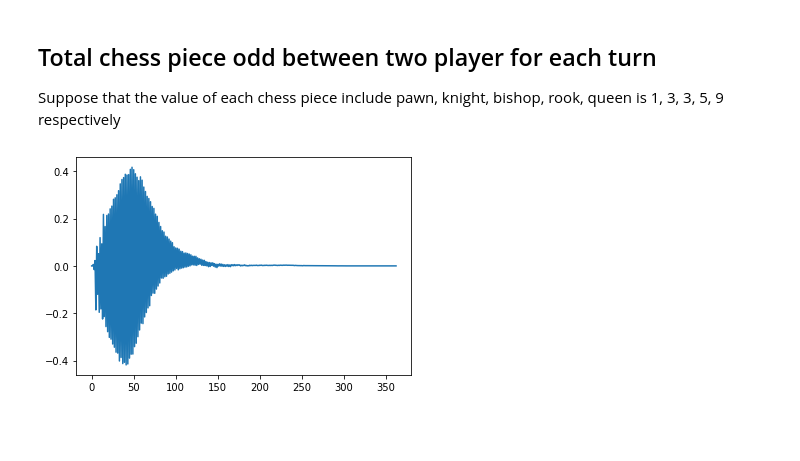
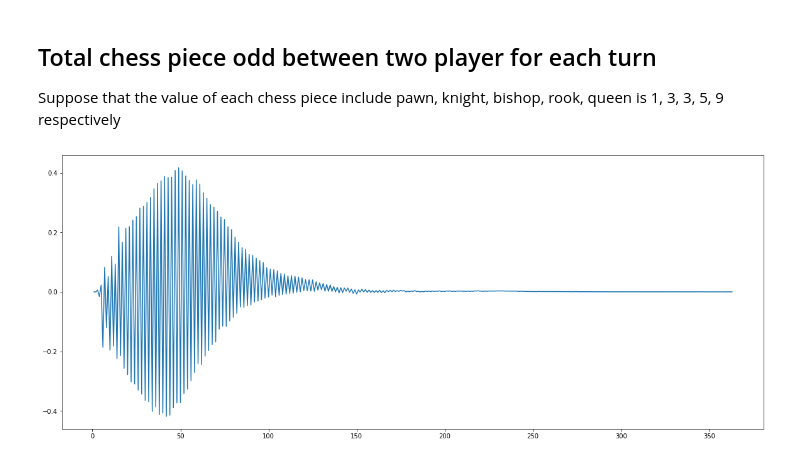
Before and after one commit to trinhhungfischer/chess-ai, a Jupyter notebook: analysis/piece_analysis.ipynb, the cells around one changed output. Saved outputs shown, nothing was run; the diff lists cells and outputs as text; code cells hidden in the pictures; blank space fills up the shorter version.

```diff
--- a/analysis/piece_analysis.ipynb
+++ b/analysis/piece_analysis.ipynb
@@ -110,10 +140,11 @@ Suppose that the value of each chess piece include pawn, knight, bishop, rook, q
 piece_data['Odd'] = piece_data['P'] + piece_data['N'] * 3 + piece_data['B'] * 3 + piece_data['R'] * 5 \
               + piece_data['Q'] * 9 - piece_data['p'] - piece_data['n'] * 3 - piece_data['b'] * 3 \
                 - piece_data['r'] * 5 - piece_data['q'] * 9
-# %%
-piece_data['Odd'].plot.line()
-plt.show()
-# %% [output]
-[figure, removed]
+# %%
+fig, ax = plt.subplots(figsize=(20, 8))
+ax.plot('Turn', 'Odd', data=piece_data)
+plt.show()
+# %% [output]
+[figure, added]
 # %%
 piece_data['Abs Odd'] = piece_data['Odd'].abs()
```
Also changed, not shown: parts of 7 cells of this notebook, 1 other file.
